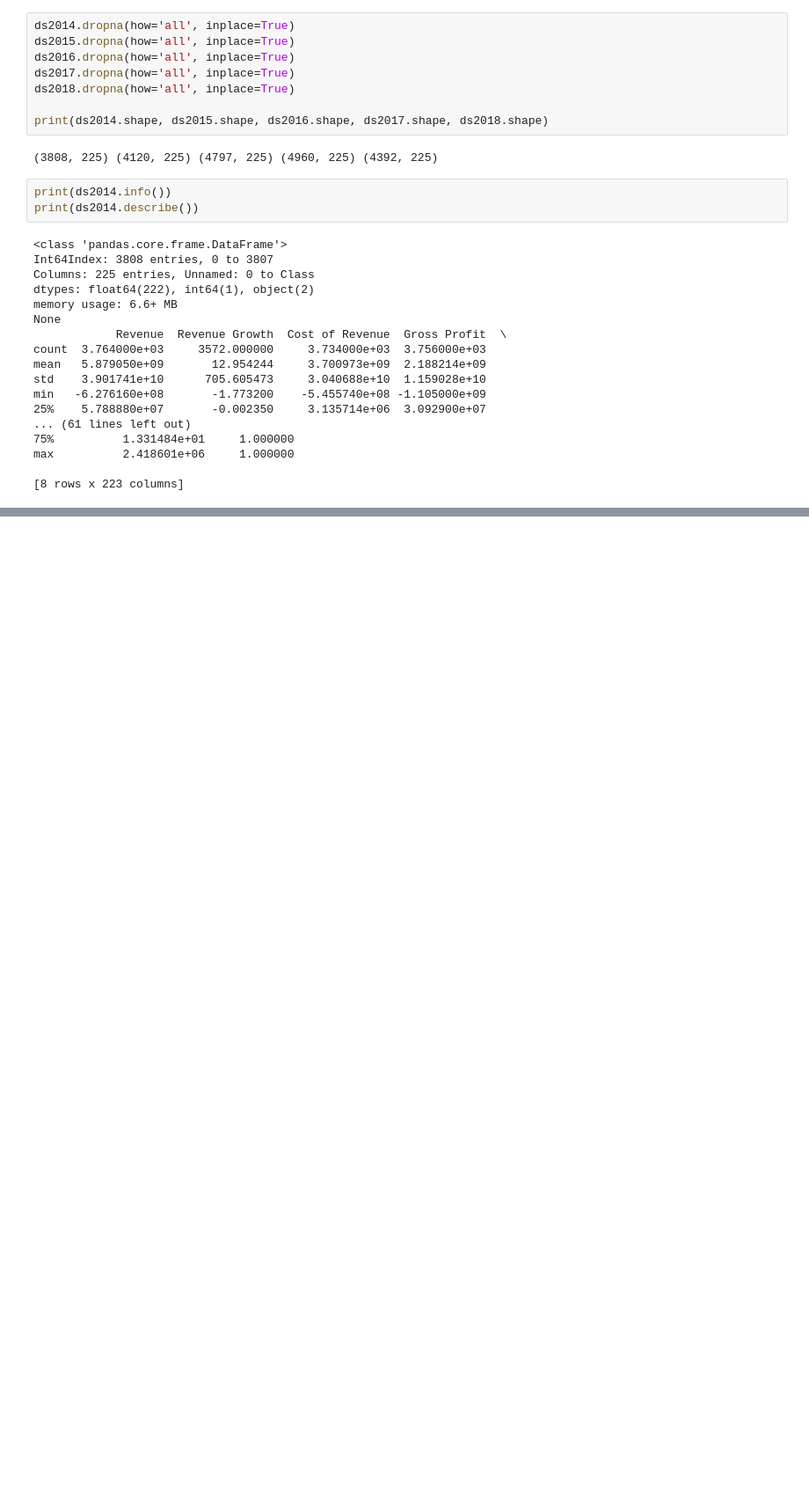
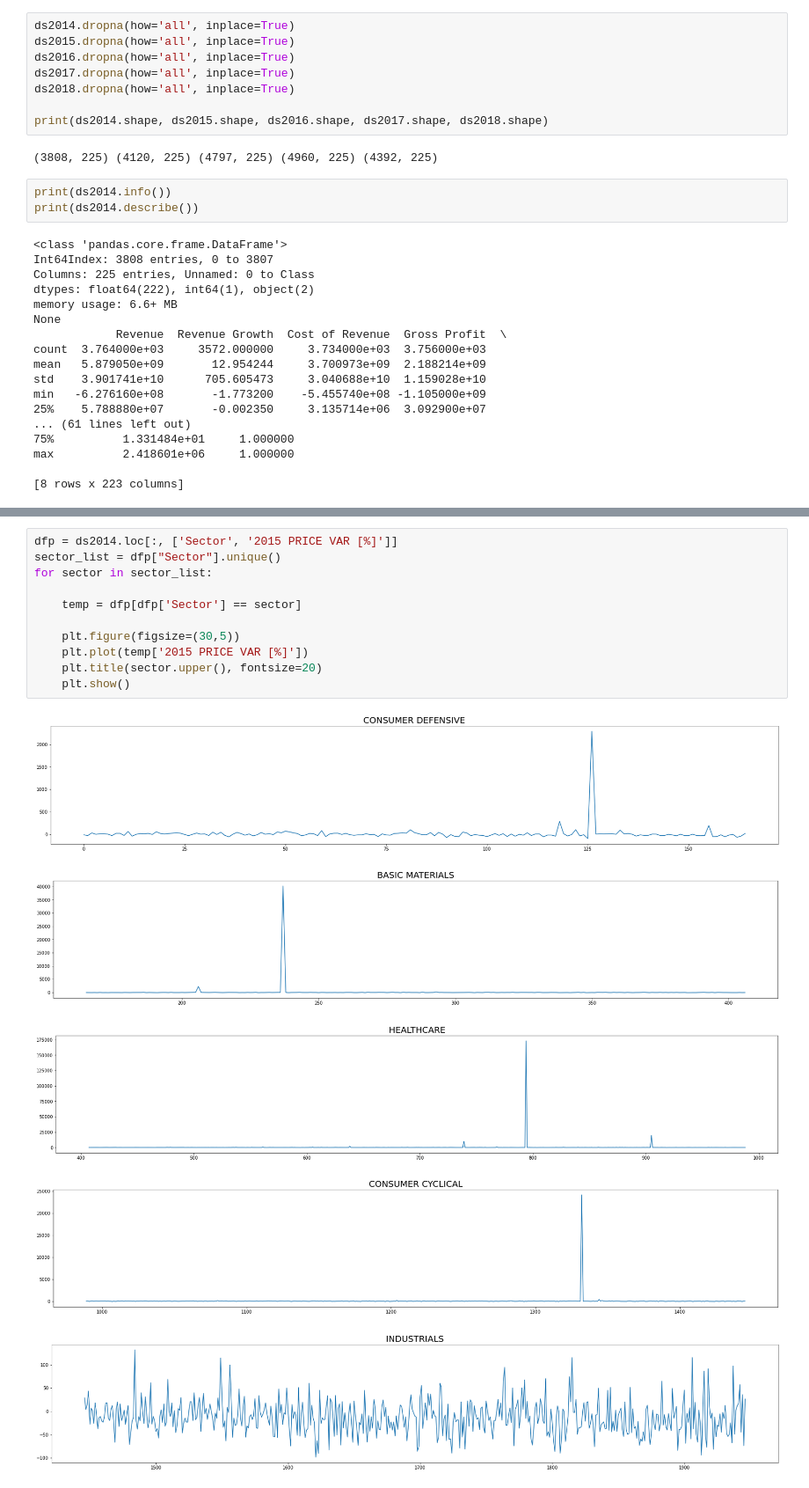
Before and after one commit to JosipHarambasic/ML_Project, a Jupyter notebook: ml_main.ipynb, the cells around one changed output, grey strips where cells are left out. Shown: that part at 88% size. Saved outputs shown, nothing was run; the diff lists cells and outputs as text; blank space fills up the shorter version.

```diff
--- a/ml_main.ipynb
+++ b/ml_main.ipynb
@@ -64,0 +70,17 @@ plt.show()
+# %%
+dfp = ds2014.loc[:, ['Sector', '2015 PRICE VAR [%]']]
+sector_list = dfp["Sector"].unique()
+for sector in sector_list:
+
+    temp = dfp[dfp['Sector'] == sector]
+
+    plt.figure(figsize=(30,5))
+    plt.plot(temp['2015 PRICE VAR [%]'])
+    plt.title(sector.upper(), fontsize=20)
+    plt.show()
+# %% [output]
+[figure, added]
+[figure, added]
+[figure, added]
+[figure, added]
+[figure, added]
```
Also changed, not shown: parts of 4 cells of this notebook, 1 other file.
